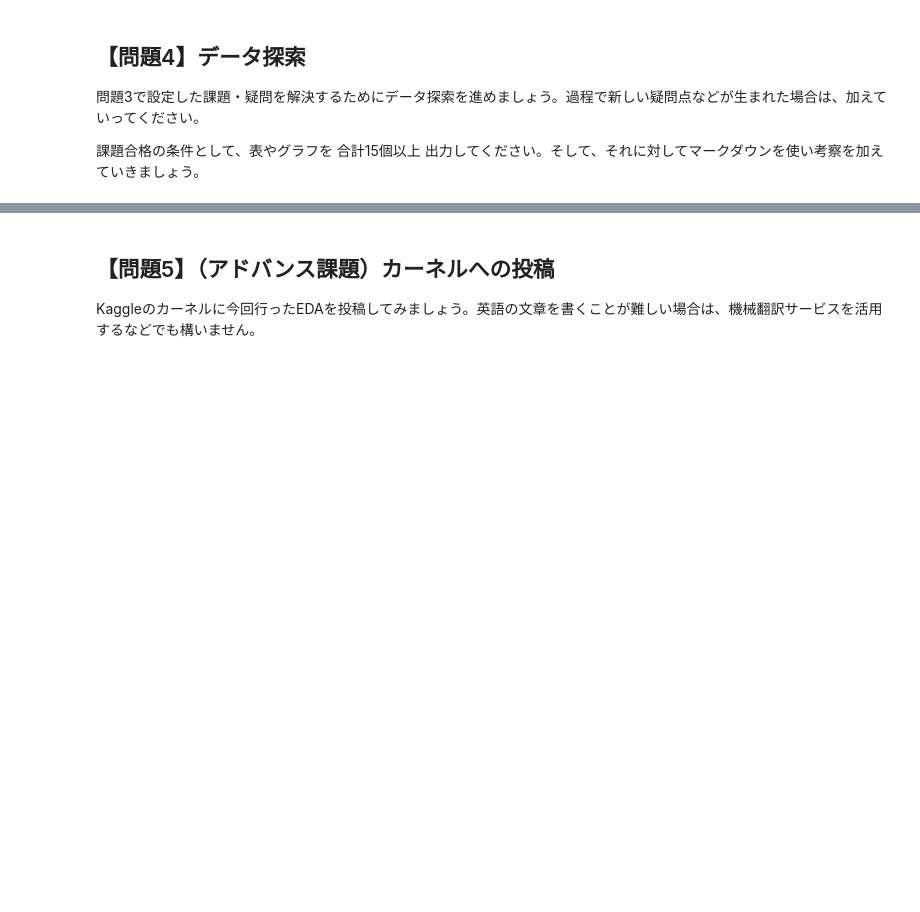
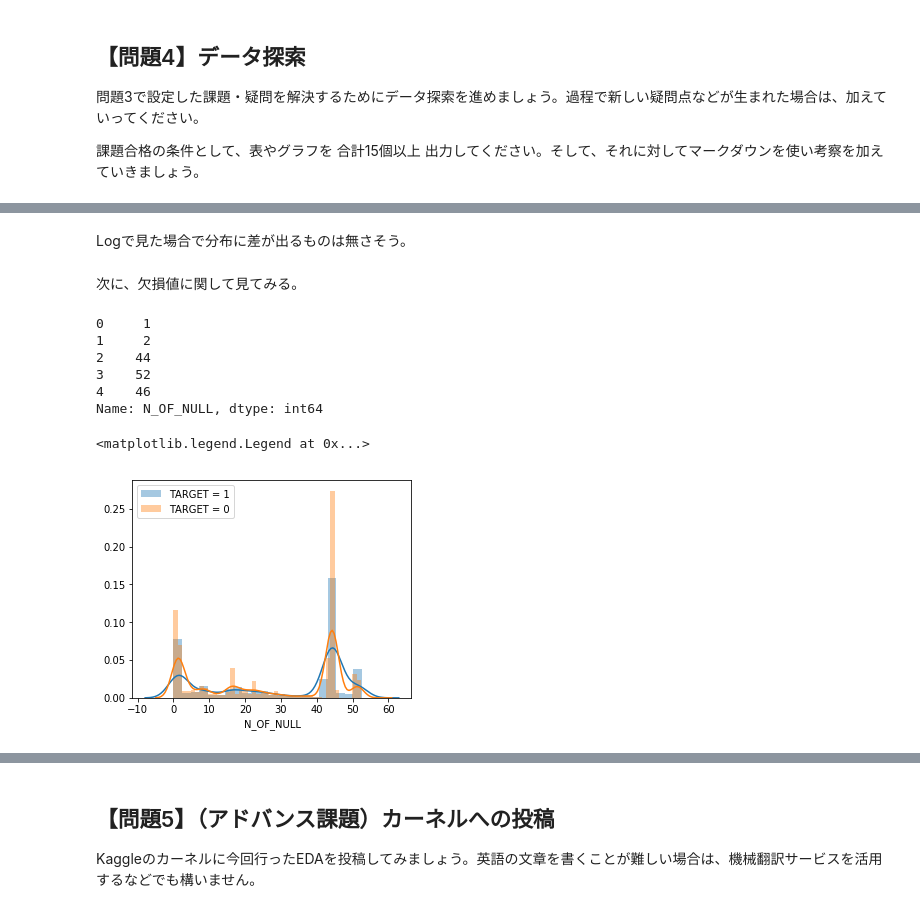
Before and after one commit to ohmorimori/diveintocode-ml, a Jupyter notebook: week3/week3-session.ipynb, the cells around one changed output, grey strips where cells are left out. Saved outputs shown, nothing was run; the diff lists cells and outputs as text; code cells hidden in the pictures; blank space fills up the shorter version.

```diff
--- a/week3/week3-session.ipynb
+++ b/week3/week3-session.ipynb
@@ -223,0 +229,4 @@ Name: TARGET, Length: 263, dtype: float64
+# %% [markdown]
+Logで見た場合で分布に差が出るものは無さそう。
+# %% [markdown]
+次に、欠損値に関して見てみる。
@@ -223,0 +237,25 @@ Name: TARGET, Length: 263, dtype: float64
+# %%
+#データフレームに格納。
+df['N_OF_NULL'] = n_of_null
+#確認
+df['N_OF_NULL'].head()
+# %% [output]
+0     1
+1     2
+2    44
+3    52
+4    46
+Name: N_OF_NULL, dtype: int64
+# %%
+#空欄の数の分布をDefaultの人とそうでない人に分けて表示
+#分布にズレはなさそう。
+import matplotlib.pyplot as plt
+import seaborn as sns
+fig, axes = plt.subplots(1, 1, figsize = (5,4))
+sns.distplot(df['N_OF_NULL'][df['TARGET'] == 1], label='TARGET = 1');
+sns.distplot(df['N_OF_NULL'][df['TARGET'] == 0], label='TARGET = 0');
+
+plt.legend()
+# %% [output]
+<matplotlib.legend.Legend at 0x...>
+[figure, added]
```
Also changed, not shown: parts of 51 cells of this notebook.
